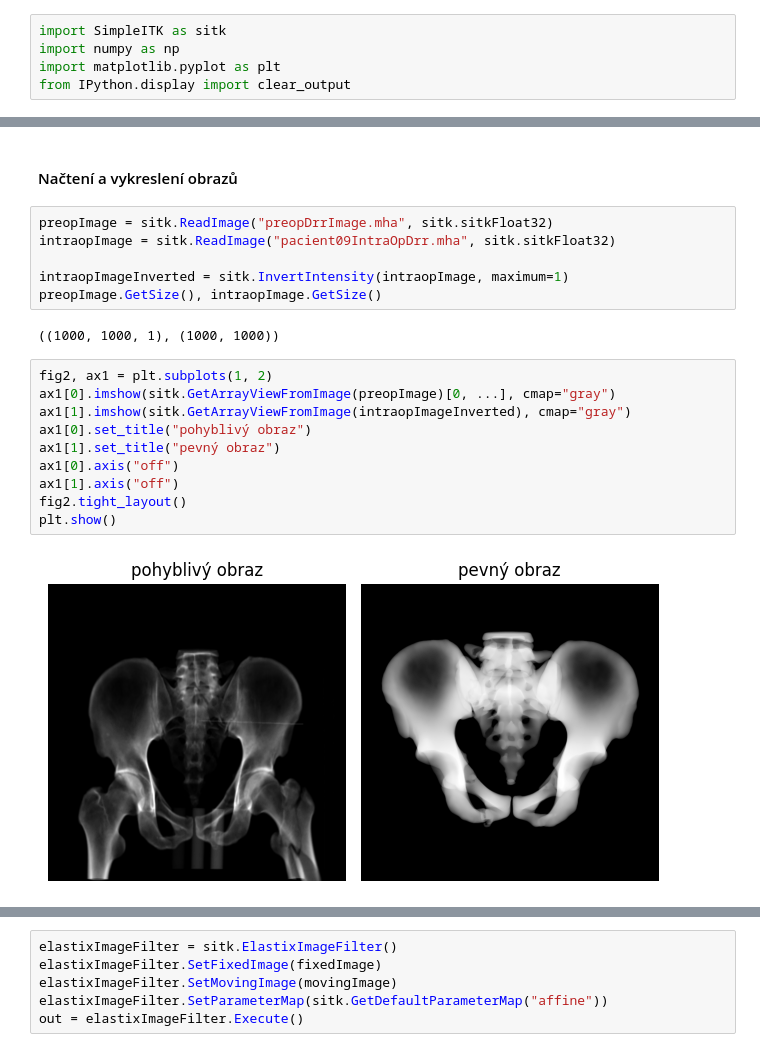
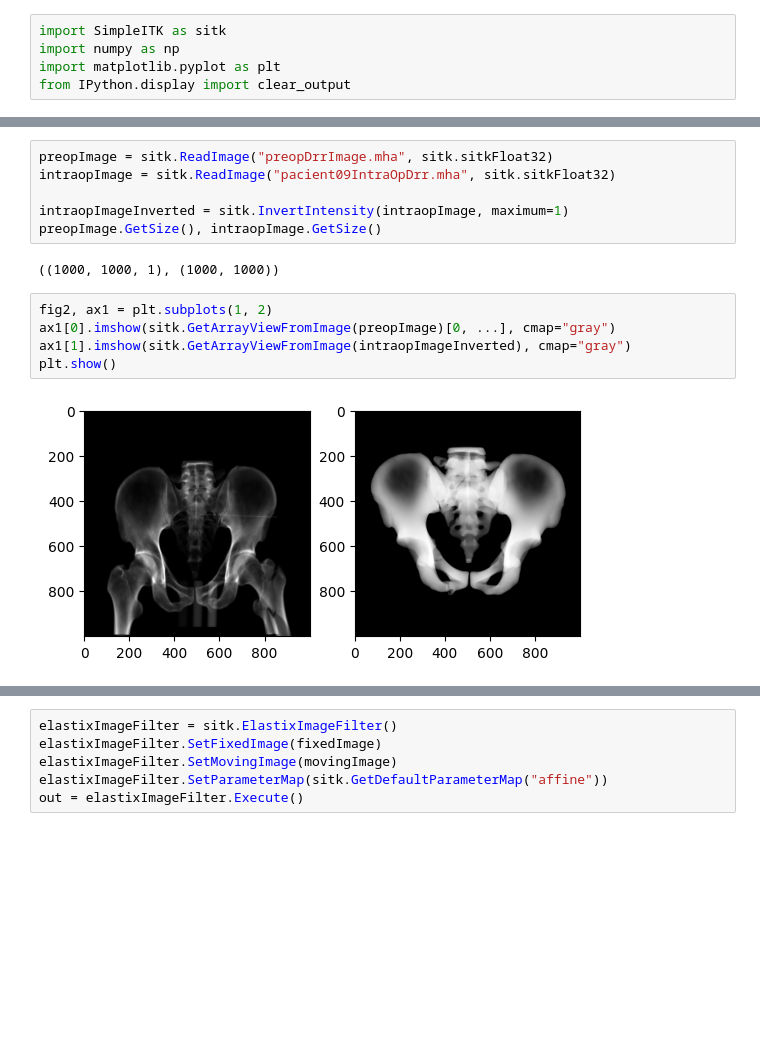
Before and after one commit to Vojtech-Benda/ca_isf, a Jupyter notebook: sitkRegistration.ipynb, the cells around one changed output, grey strips where cells are left out. Drawn from its saved outputs; the diff is of its cells as text; blank space fills up the shorter version.

```diff
--- a/sitkRegistration.ipynb
+++ b/sitkRegistration.ipynb
@@ -46,5 +34,3 @@ def update_multires_iterations():
-# %% [markdown]
-#### Načtení a vykreslení obrazů
 # %%
 preopImage = sitk.ReadImage("preopDrrImage.mha", sitk.sitkFloat32)
 intraopImage = sitk.ReadImage("pacient09IntraOpDrr.mha", sitk.sitkFloat32)
@@ -56,15 +42,10 @@ preopImage.GetSize(), intraopImage.GetSize()
 # %%
 fig2, ax1 = plt.subplots(1, 2)
 ax1[0].imshow(sitk.GetArrayViewFromImage(preopImage)[0, ...], cmap="gray")
 ax1[1].imshow(sitk.GetArrayViewFromImage(intraopImageInverted), cmap="gray")
-ax1[0].set_title("pohyblivý obraz")
-ax1[1].set_title("pevný obraz")
-ax1[0].axis("off")
-ax1[1].axis("off")
-fig2.tight_layout()
 plt.show()
 # %% [output]
-[figure, old version]
+[figure, new version]
 # %%
 fixedImage = intraopImageInverted
 movingImage = preopImage[:, :, 0]
```
Also changed, not shown: parts of 15 cells of this notebook.
